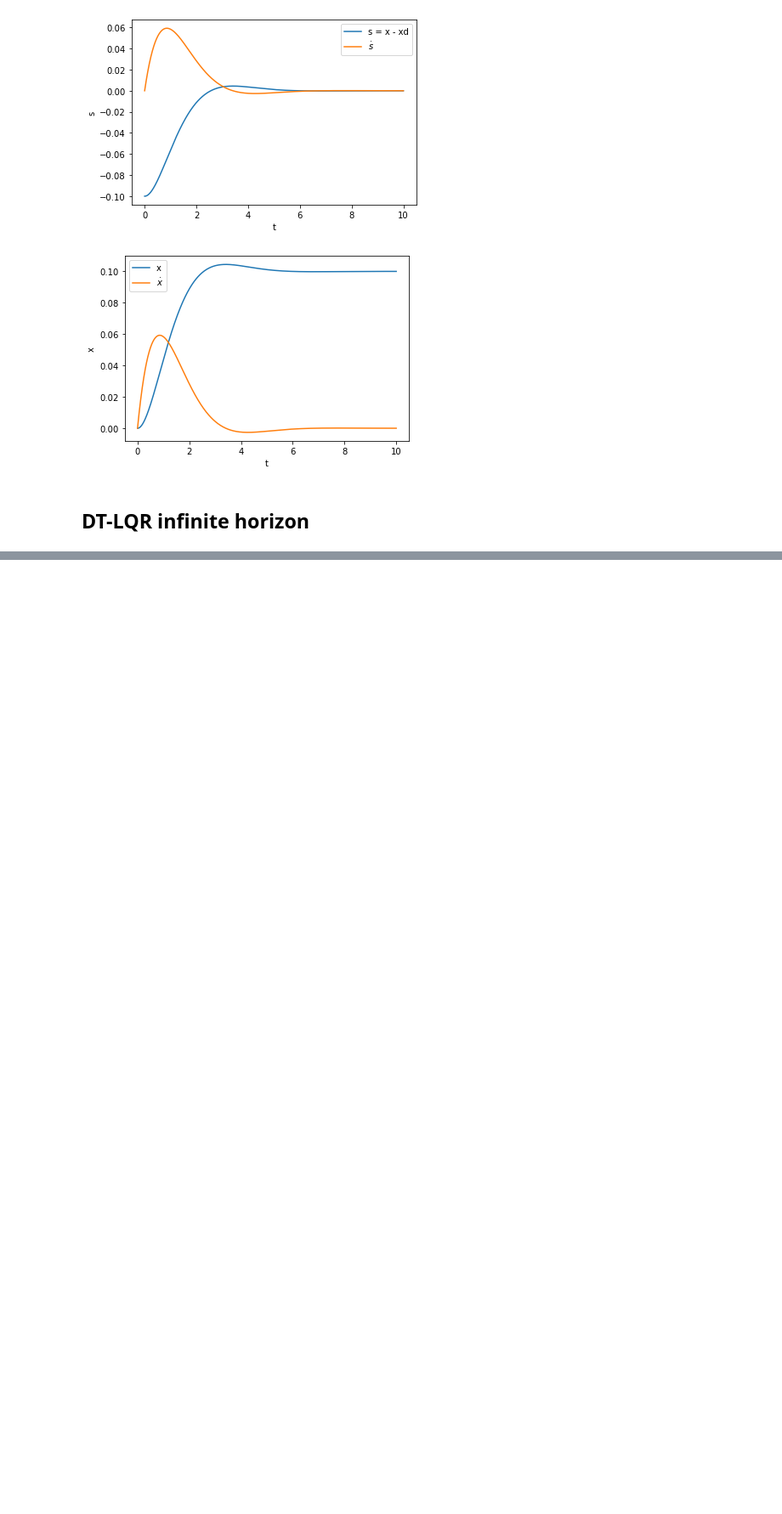
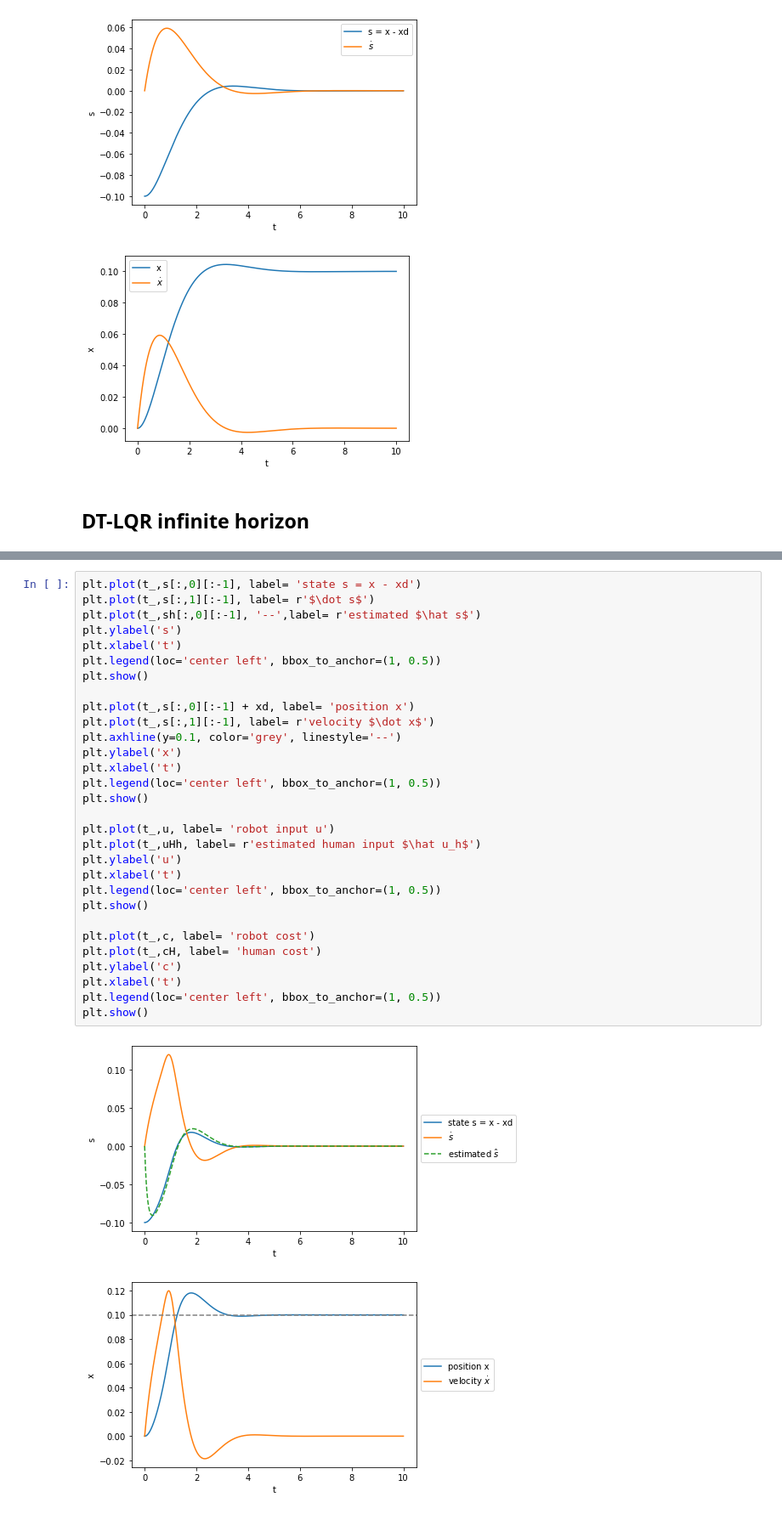
Before and after one commit to hachouuw/546-22Wi-OPT-AC, a Jupyter notebook: Paper_simulations.ipynb, the cells around one changed output, grey strips where cells are left out. Shown: that part at 85% size. Saved outputs shown, nothing was run; the diff lists cells and outputs as text; blank space fills up the shorter version.

```diff
--- a/Paper_simulations.ipynb
+++ b/Paper_simulations.ipynb
@@ -167,0 +314,33 @@ for t in range(int(T/dt)):
+# %%
+plt.plot(t_,s[:,0][:-1], label= 'state s = x - xd')
+plt.plot(t_,s[:,1][:-1], label= r'$\dot s$')
+plt.plot(t_,sh[:,0][:-1], '--',label= r'estimated $\hat s$')
+plt.ylabel('s')
+plt.xlabel('t')
+plt.legend(loc='center left', bbox_to_anchor=(1, 0.5))
+plt.show()
+
+plt.plot(t_,s[:,0][:-1] + xd, label= 'position x')
+plt.plot(t_,s[:,1][:-1], label= r'velocity $\dot x$')
+plt.axhline(y=0.1, color='grey', linestyle='--')
+plt.ylabel('x')
+plt.xlabel('t')
+plt.legend(loc='center left', bbox_to_anchor=(1, 0.5))
+plt.show()
+
+plt.plot(t_,u, label= 'robot input u')
+plt.plot(t_,uHh, label= r'estimated human input $\hat u_h$')
+plt.ylabel('u')
+plt.xlabel('t')
+plt.legend(loc='center left', bbox_to_anchor=(1, 0.5))
+plt.show()
+
+plt.plot(t_,c, label= 'robot cost')
+plt.plot(t_,cH, label= 'human cost')
+plt.ylabel('c')
+plt.xlabel('t')
+plt.legend(loc='center left', bbox_to_anchor=(1, 0.5))
+plt.show()
+# %% [output]
+[figure, added]
+[figure, added]
```
Also changed, not shown: parts of 12 cells of this notebook.
